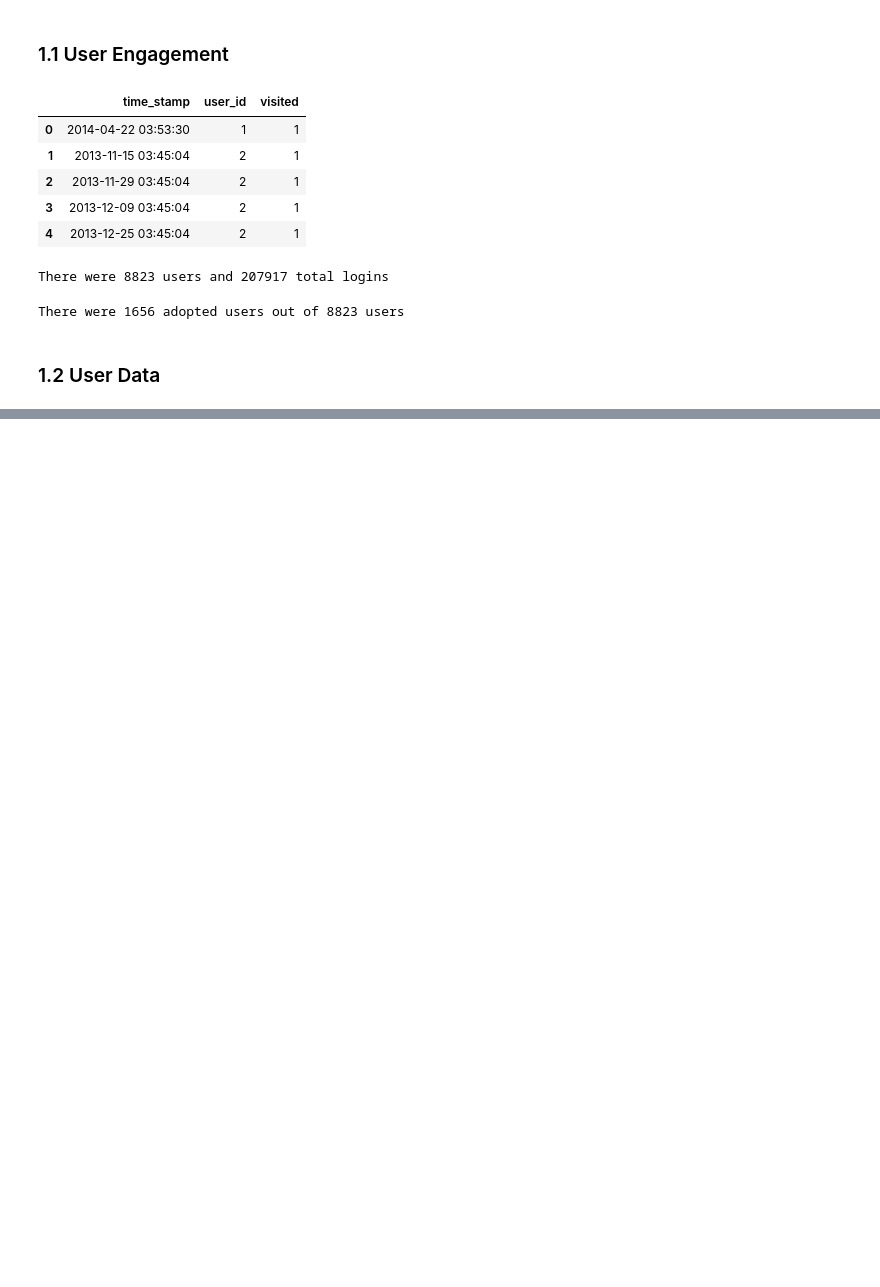
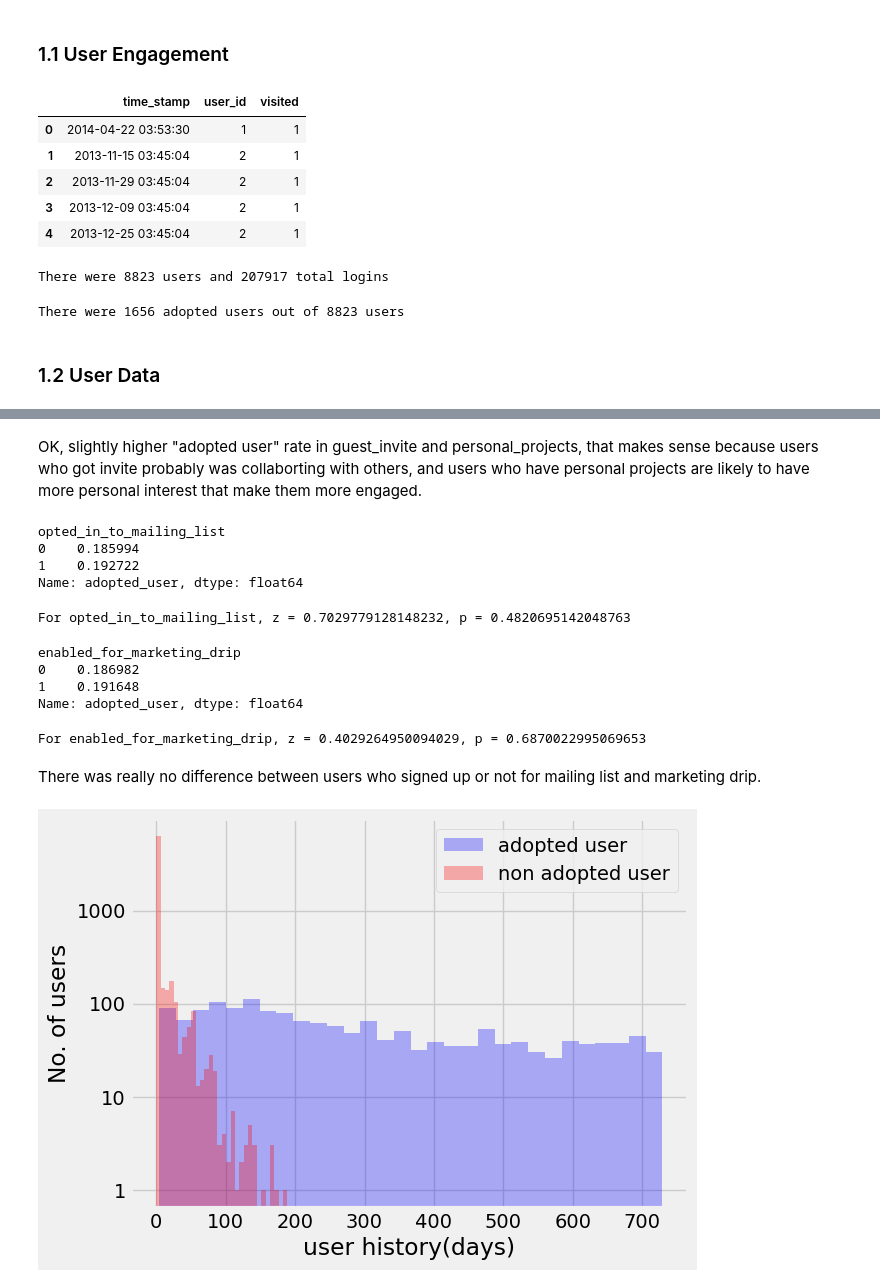
Before and after one commit to parisvu07/Springboard, a Jupyter notebook: Relax Inc. Challenge/relax_inc_challenge.ipynb, the cells around one changed output, grey strips where cells are left out. Saved outputs shown, nothing was run; the diff lists cells and outputs as text; code cells hidden in the pictures; blank space fills up the shorter version.

```diff
--- a/Relax Inc. Challenge/relax_inc_challenge.ipynb
+++ b/Relax Inc. Challenge/relax_inc_challenge.ipynb
@@ -70,0 +183,50 @@ UnicodeDecodeError: 'utf-8' codec can't decode byte 0xe6 in position 1239: inval
+# %% [markdown]
+OK, slightly higher "adopted user" rate in guest_invite and personal_projects, that makes sense because users who got invite probably was collaborting with others, and users who have personal projects are likely to have more personal interest that make them more engaged.
+# %%
+# check mailing list and marketing drip
+data.groupby('opted_in_to_mailing_list')['adopted_user'].apply(lambda x: sum(x)/len(x))
+# %% [output]
+opted_in_to_mailing_list
+0    0.185994
+1    0.192722
+Name: adopted_user, dtype: float64
+# %%
+def z_test(df, col, target='adopted_user'):
+    from statsmodels.stats.weightstats import CompareMeans
+    opted_in = df.loc[data[col]==1, target]
+    opted_out = df.loc[data[col]==0, target]
+    z_data = CompareMeans.from_data(opted_in, opted_out)
+    z, p = CompareMeans.ztest_ind(z_data)
+    print('For {}, z = {}, p = {}'.format(col, z, p))
+z_test(data, 'opted_in_to_mailing_list')
+# %% [output]
+For opted_in_to_mailing_list, z = 0.7029779128148232, p = 0.4820695142048763
+# %%
+data.groupby('enabled_for_marketing_drip')['adopted_user'].apply(lambda x: sum(x)/len(x))
+# %% [output]
+enabled_for_marketing_drip
+0    0.186982
+1    0.191648
+Name: adopted_user, dtype: float64
+# %%
+z_test(data, 'enabled_for_marketing_drip')
+# %% [output]
+For enabled_for_marketing_drip, z = 0.4029264950094029, p = 0.6870022995069653
+# %% [markdown]
+
+There was really no difference between users who signed up or not for mailing list and marketing drip.
+# %%
+# history and adopted user
+def plot_hist_days(df, col, xlabel):
+    _ = plt.hist(df.loc[data['adopted_user']==1, col],
+                 bins=30, alpha=0.3, color='b', label='adopted user')
+    _ = plt.hist(df.loc[data['adopted_user']==0, col],
+                 bins=30, alpha=0.3, color='r', label='non adopted user')
+    _ = plt.yscale('log')
+    _ = plt.legend()
+    _ = plt.xlabel(xlabel)
+    _ = plt.ylabel('No. of users')
+    _ = plt.yticks([1, 10, 100, 1000], ['1', '10', '100', '1000'])
+plot_hist_days(data, 'history', 'user history(days)')
+# %% [output]
+[figure, added]
```
Also changed, not shown: parts of 26 cells of this notebook.
